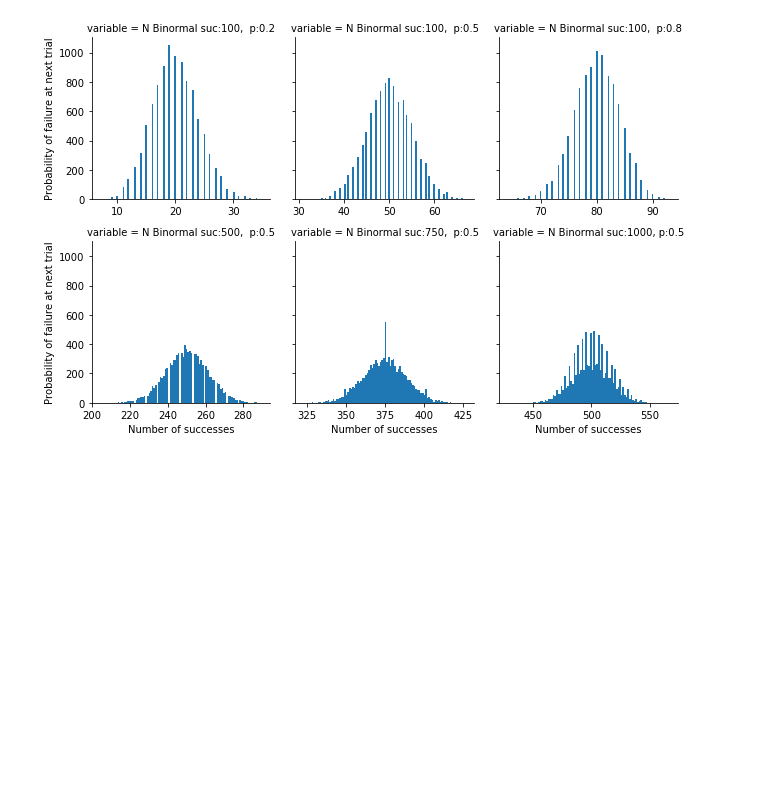
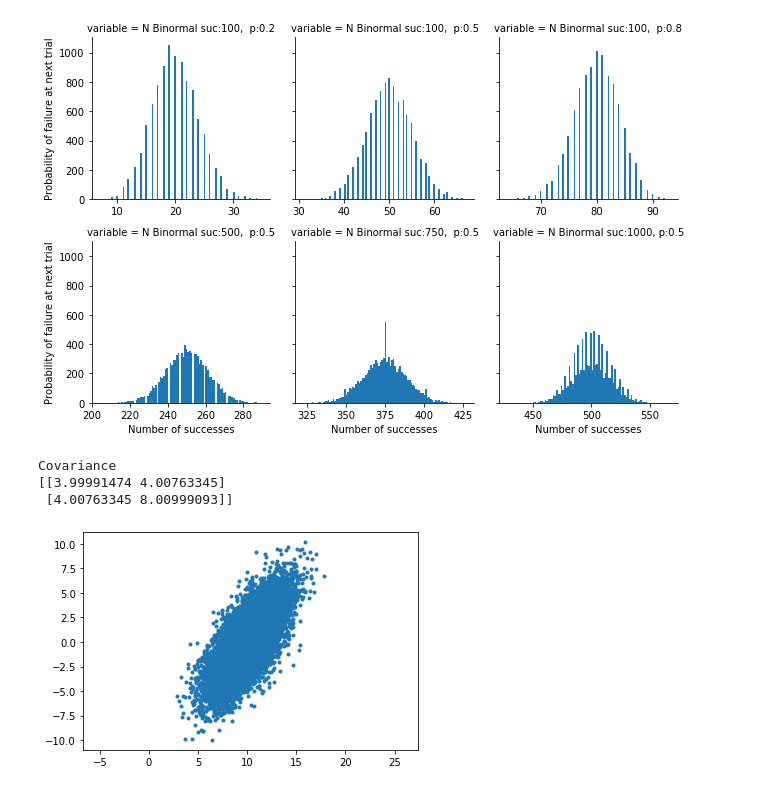
Before and after one commit to mmoskala07/Data-Analytics-Scripts, a Jupyter notebook: Lab 2 and 3 - Probabilistic Building Blocks/Lab3.ipynb, the cells around one changed output. Drawn from its saved outputs; the diff is of its cells as text; code cells hidden in the pictures; blank space fills up the shorter version.

```diff
--- a/Lab 2 and 3 - Probabilistic Building Blocks/Lab3.ipynb
+++ b/Lab 2 and 3 - Probabilistic Building Blocks/Lab3.ipynb
@@ -108,3 +108,31 @@ Graph.axes[3].set_ylabel("Probability of failure at next trial")
 # %% [output]
 Text(-2.6999999999999957, 0.5, 'Probability of failure at next trial')
 [figure]
+# %%
+"""
+Multivariate normal distribution
+"""
+
+x_mean = 10
+x_std_dev = 2
+y_mean = 0
+y_std_dev = 2
+mean = [x_mean, y_mean]
+size = 10000
+x = np.random.normal(x_mean, x_std_dev, 100000)
+y = x + np.random.normal(y_mean, y_std_dev, 100000)
+
+covariance = np.cov(x, y)
+print("Covariance")
+print(covariance)
+
+
+x_plt, y_plt = np.random.multivariate_normal(mean, covariance, size).T
+plt.plot(x_plt, y_plt, ".")
+plt.axis('equal')
+plt.show()
+# %% [output]
+Covariance
+[[3.99991474 4.00763345]
+ [4.00763345 8.00999093]]
+[figure, added]
```
Also changed, not shown: parts of 2 cells of this notebook.
